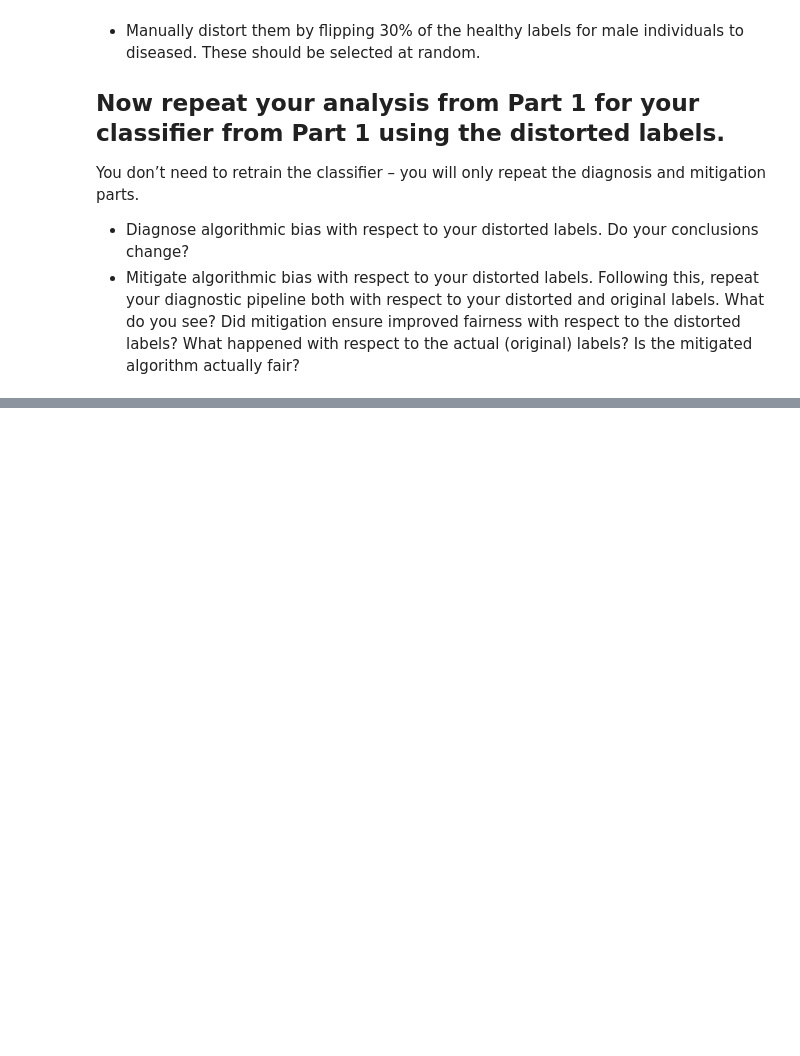
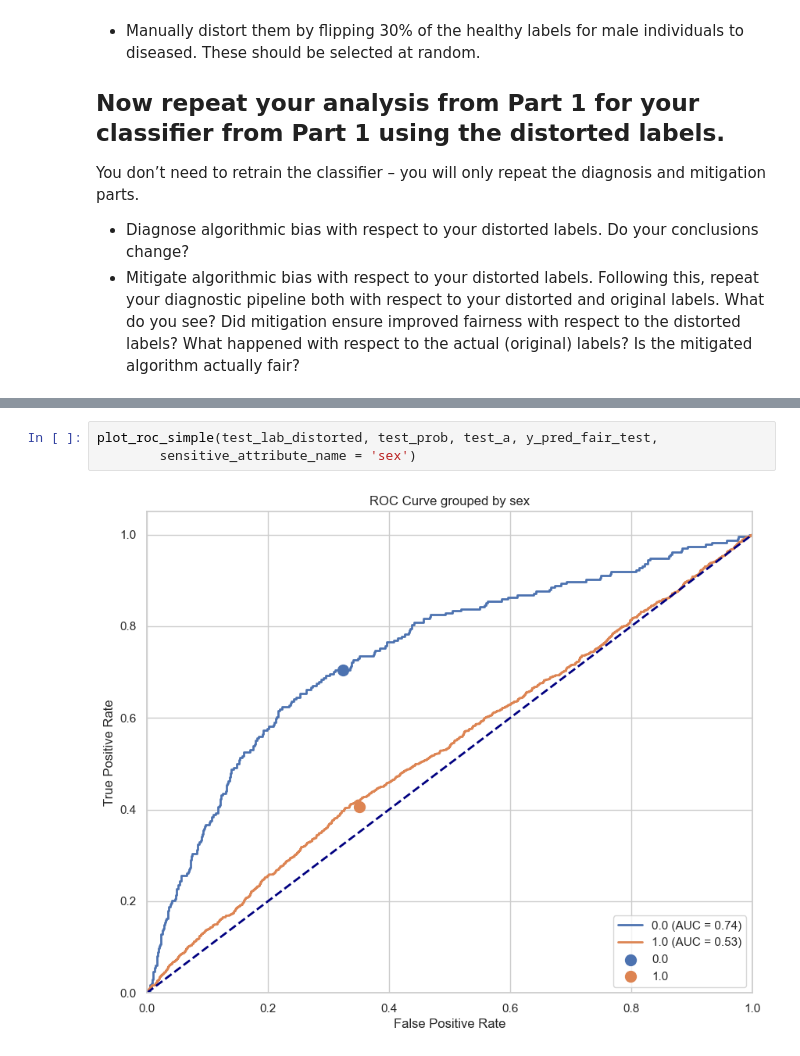
Before and after one commit to s224202/project1, a Jupyter notebook: exercise.ipynb, the cells around one changed output, grey strips where cells are left out. Drawn from its saved outputs; the diff is of its cells as text; blank space fills up the shorter version.

```diff
--- a/exercise.ipynb
+++ b/exercise.ipynb
@@ -622,0 +790,5 @@ You don’t need to retrain the classifier – you will only repeat the diagnosi
+# %%
+plot_roc_simple(test_lab_distorted, test_prob, test_a, y_pred_fair_test,
+        sensitive_attribute_name = 'sex')
+# %% [output]
+[figure, added]
```
Also changed, not shown: parts of 17 cells of this notebook.
